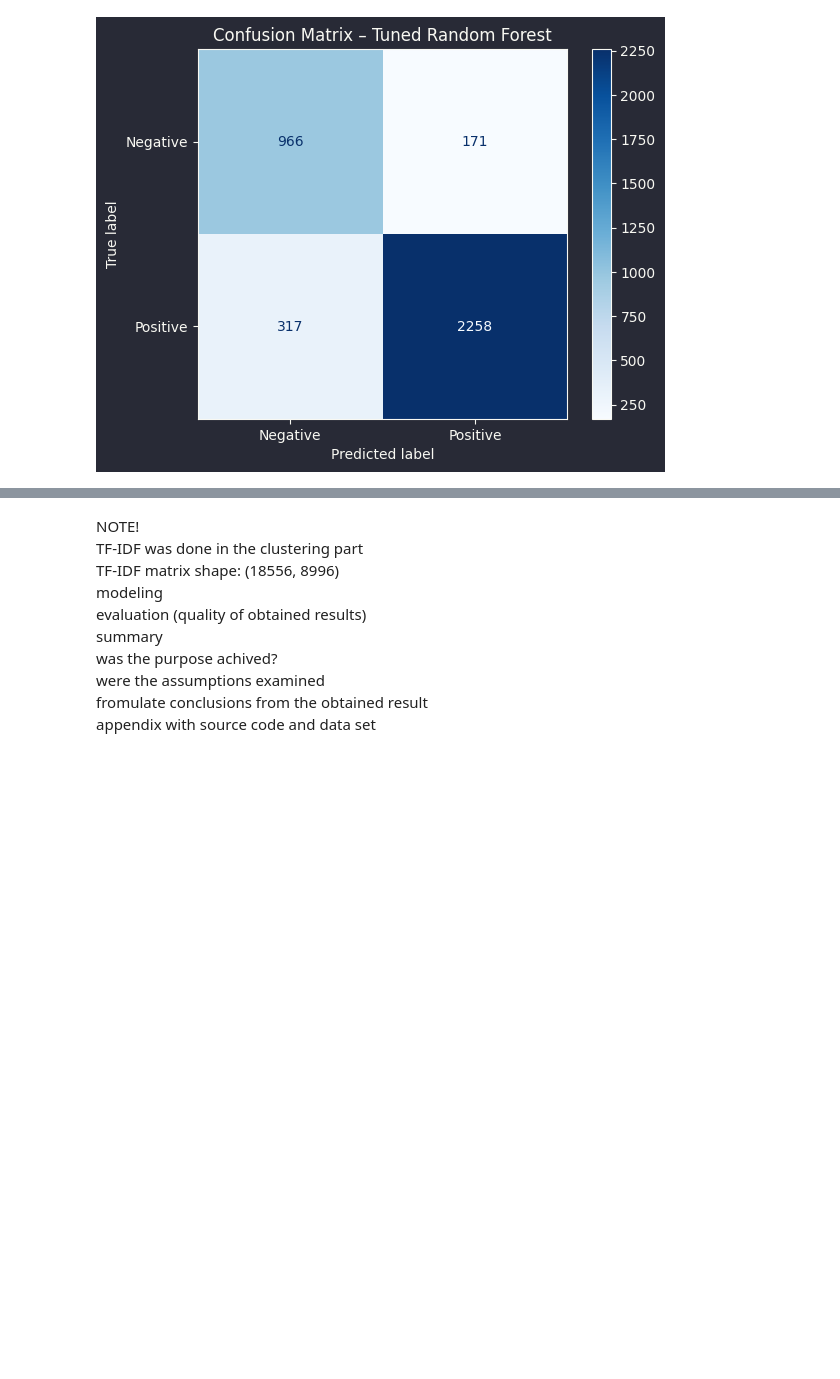
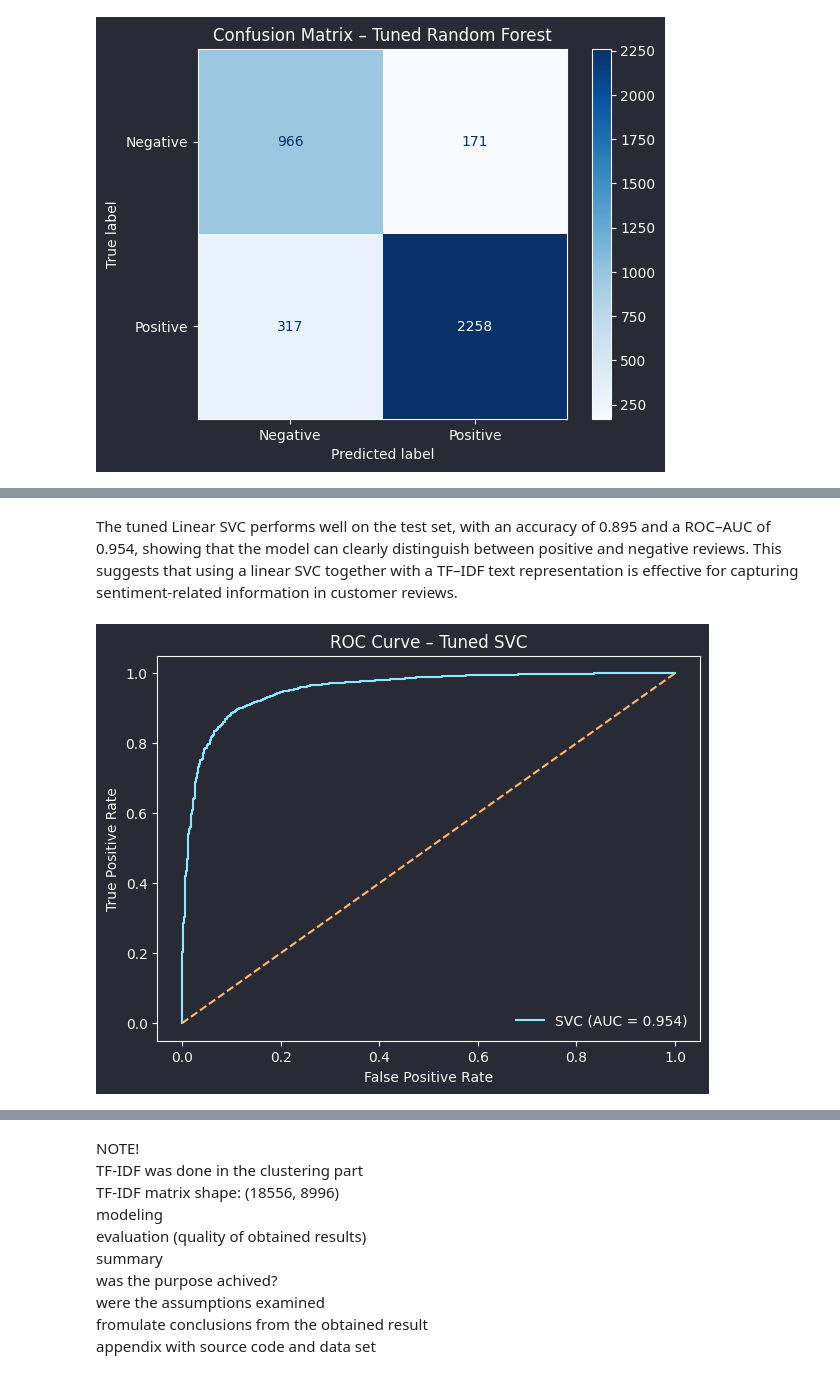
Before and after one commit to Weronikaa2001/Text-Mining-and-Social-Media-Mining-Sephora-Skincare-Reviews, a Jupyter notebook: Martyniuk_Madro_Sephora_Project.ipynb, the cells around one changed output, grey strips where cells are left out. Saved outputs shown, nothing was run; the diff lists cells and outputs as text; code cells hidden in the pictures; blank space fills up the shorter version.

Commit message:
Modelng done

```diff
--- a/Martyniuk_Madro_Sephora_Project.ipynb
+++ b/Martyniuk_Madro_Sephora_Project.ipynb
@@ -1749,0 +1762,29 @@ plt.show()
+# %%
+f1_neg_scorer = make_scorer(f1_score, pos_label=0)
+
+svc = LinearSVC(
+    class_weight="balanced",
+    random_state=42
+)
+param_grid = {
+    "C": [0.01, 0.1, 1, 10, 100]
+}
+
+cv = StratifiedKFold(n_splits=5, shuffle=True, random_state=42)
+
+svc_search = GridSearchCV(
+    estimator=svc,
+    param_grid=param_grid,
+    scoring=f1_neg_scorer,     # focus on negative class
+    cv=cv,
+    n_jobs=-1,
+    verbose=1,
+    refit=True
+)
+
+svc_search.fit(X_train_final, y_train)
+
+print("Best SVM parameters:", svc_search.best_params_)
+print("Best CV F1 (negative class):", round(svc_search.best_score_, 4))
+
+best_svc = svc_search.best_estimator_
@@ -1749,0 +1855,20 @@ plt.show()
+# %% [markdown]
+The tuned Linear SVC performs well on the test set, with an accuracy of 0.895 and a ROC–AUC of 0.954, showing that the model can clearly distinguish between positive and negative reviews. This suggests that using a linear SVC together with a TF–IDF text representation is effective for capturing sentiment-related information in customer reviews.
+# %%
+# Decision scores
+y_score_svc = best_svc.decision_function(X_test_final)
+
+# ROC curve
+fpr, tpr, thresholds = roc_curve(y_test, y_score_svc)
+roc_auc = auc(fpr, tpr)
+
+plt.figure(figsize=(7, 5))
+plt.plot(fpr, tpr, label=f"SVC (AUC = {roc_auc:.3f})")
+plt.plot([0, 1], [0, 1], linestyle="--")
+plt.xlabel("False Positive Rate")
+plt.ylabel("True Positive Rate")
+plt.title("ROC Curve – Tuned SVC")
+plt.legend(loc="lower right")
+plt.show()
+# %% [output]
+[figure, added]
```
Also changed, not shown: parts of 21 cells of this notebook.
